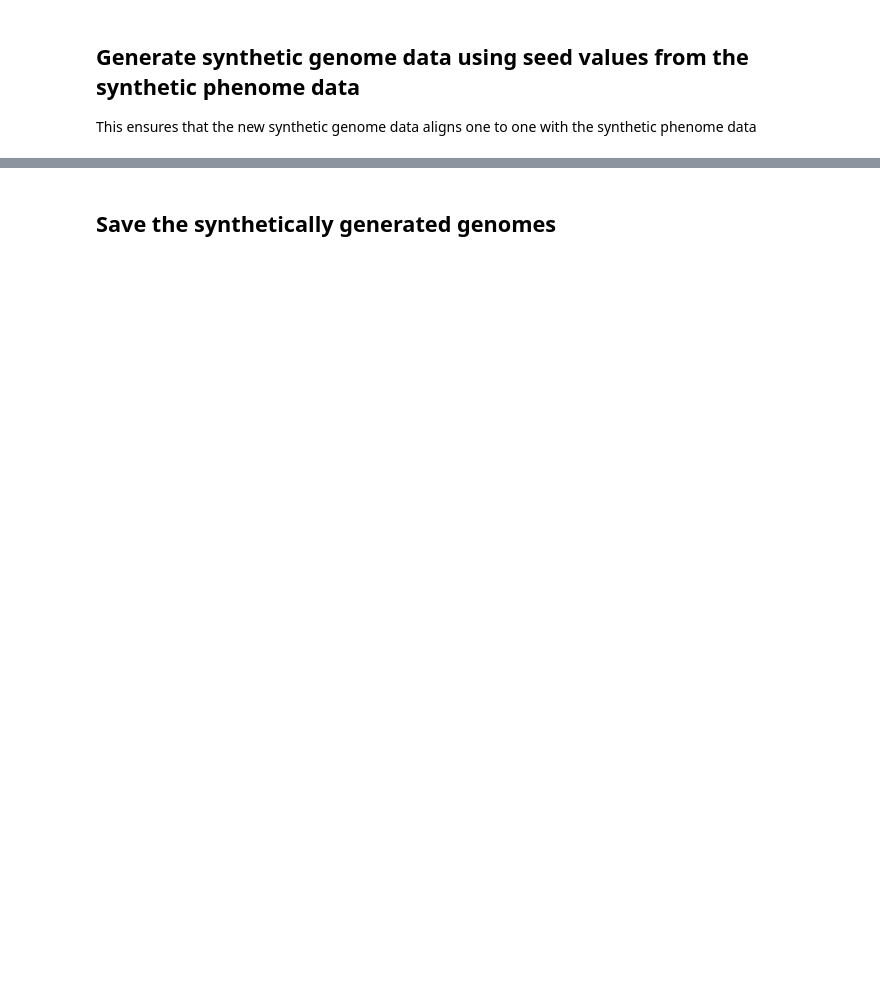
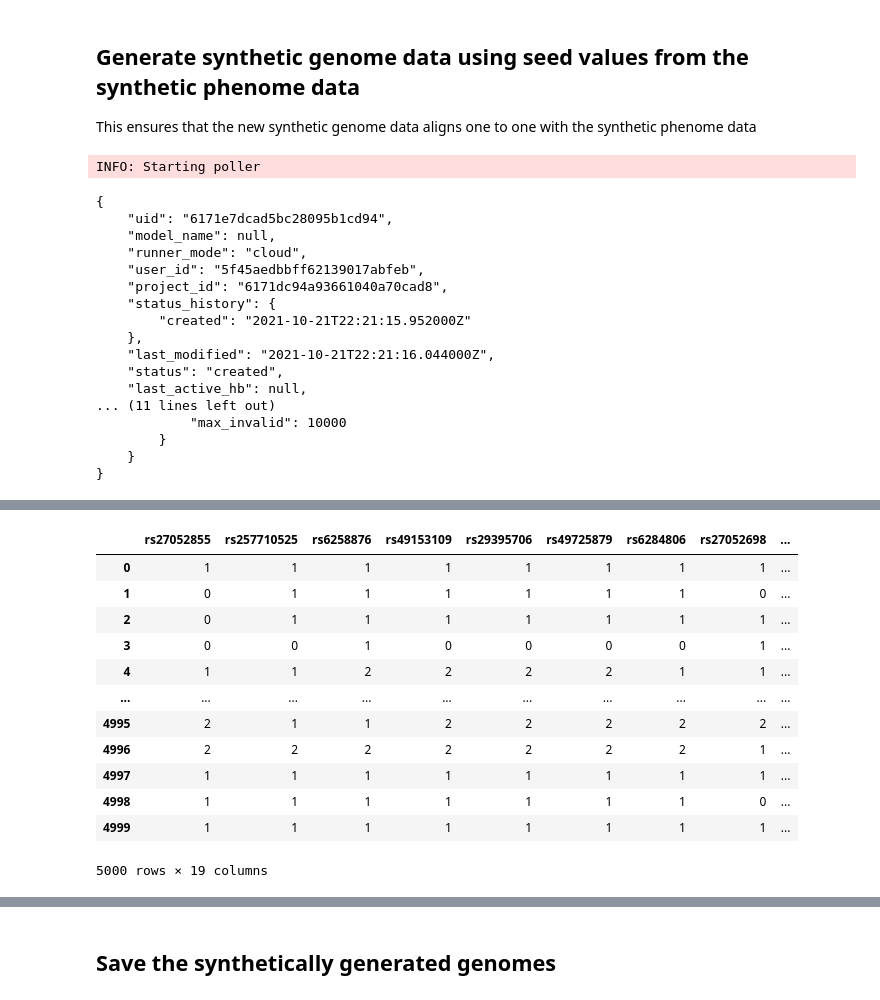
Before and after one commit to gretelai/synthetic-data-genomics, a Jupyter notebook: synthetics/04_create_synthetic_mouse_genomes.ipynb, the cells around one changed output, grey strips where cells are left out. Drawn from its saved outputs; the diff is of its cells as text; code cells hidden in the pictures; blank space fills up the shorter version.

```diff
--- a/synthetics/04_create_synthetic_mouse_genomes.ipynb
+++ b/synthetics/04_create_synthetic_mouse_genomes.ipynb
@@ -116,10 +249,29 @@ This ensures that the new synthetic genome data aligns one to one with the synth
 seedfile = str(data_path / 'phenome_abBMD_seeds.csv')
 seed_df = pd.read_csv(seedfile)
 
-rh = model.create_record_handler_obj(data_source=seedfile, params={"num_records": len(seed_df)})
+rh = models[0].create_record_handler_obj(data_source=seedfile, params={"num_records": len(seed_df)})
 rh.submit_cloud()
 
 poll(rh)
 
-synthetic_genomes = pd.read_csv(rh.get_artifact_link("data"), compression='gzip')
-synthetic_genomes
+synthetic_genomes_highassoc = pd.read_csv(rh.get_artifact_link("data"), compression='gzip')
+synthetic_genomes_highassoc
+# %% [output]
+INFO: Starting poller
+{
+    "uid": "6171e7dcad5bc28095b1cd94",
+    "model_name": null,
+    "runner_mode": "cloud",
+    "user_id": "5f45aedbbff62139017abfeb",
+    "project_id": "6171dc94a93661040a70cad8",
+    "status_history": {
+        "created": "2021-10-21T22:21:15.952000Z"
+    },
+    "last_modified": "2021-10-21T22:21:16.044000Z",
+    "status": "created",
+    "last_active_hb": null,
+... (11 lines left out)
+            "max_invalid": 10000
+        }
+    }
+}
@@ -126,3 +295,16 @@ synthetic_genomes
+|  | rs27052855 | rs257710525 | rs6258876 | rs49153109 | rs29395706 | rs49725879 | rs6284806 | rs27052698 | ... |
+| 0 | 1 | 1 | 1 | 1 | 1 | 1 | 1 | 1 | ... |
+| 1 | 0 | 1 | 1 | 1 | 1 | 1 | 1 | 0 | ... |
+| 2 | 0 | 1 | 1 | 1 | 1 | 1 | 1 | 1 | ... |
+| 3 | 0 | 0 | 1 | 0 | 0 | 0 | 0 | 1 | ... |
+| 4 | 1 | 1 | 2 | 2 | 2 | 2 | 1 | 1 | ... |
+| ... | ... | ... | ... | ... | ... | ... | ... | ... | ... |
+| 4995 | 2 | 1 | 1 | 2 | 2 | 2 | 2 | 2 | ... |
+| 4996 | 2 | 2 | 2 | 2 | 2 | 2 | 2 | 1 | ... |
+| 4997 | 1 | 1 | 1 | 1 | 1 | 1 | 1 | 1 | ... |
+| 4998 | 1 | 1 | 1 | 1 | 1 | 1 | 1 | 0 | ... |
+| 4999 | 1 | 1 | 1 | 1 | 1 | 1 | 1 | 1 | ... |
+5000 rows × 19 columns
 # %%
 # Drop the phenome information from the genome synth data and add back in the fields "id" and "discard"
 
```
Also changed, not shown: parts of 23 cells of this notebook, 7 other files.
